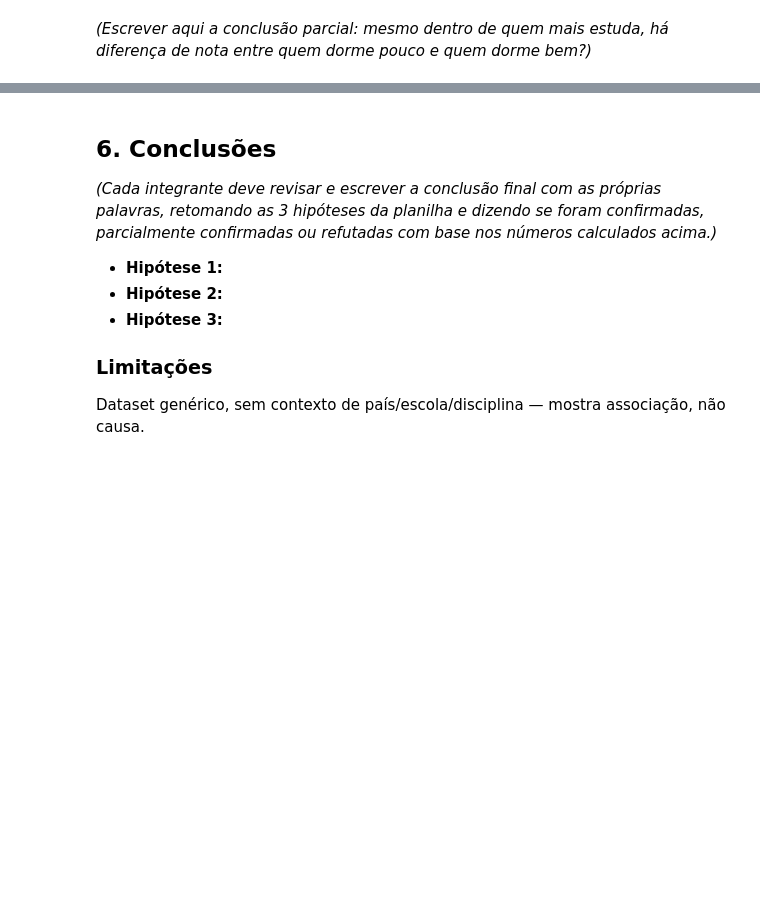
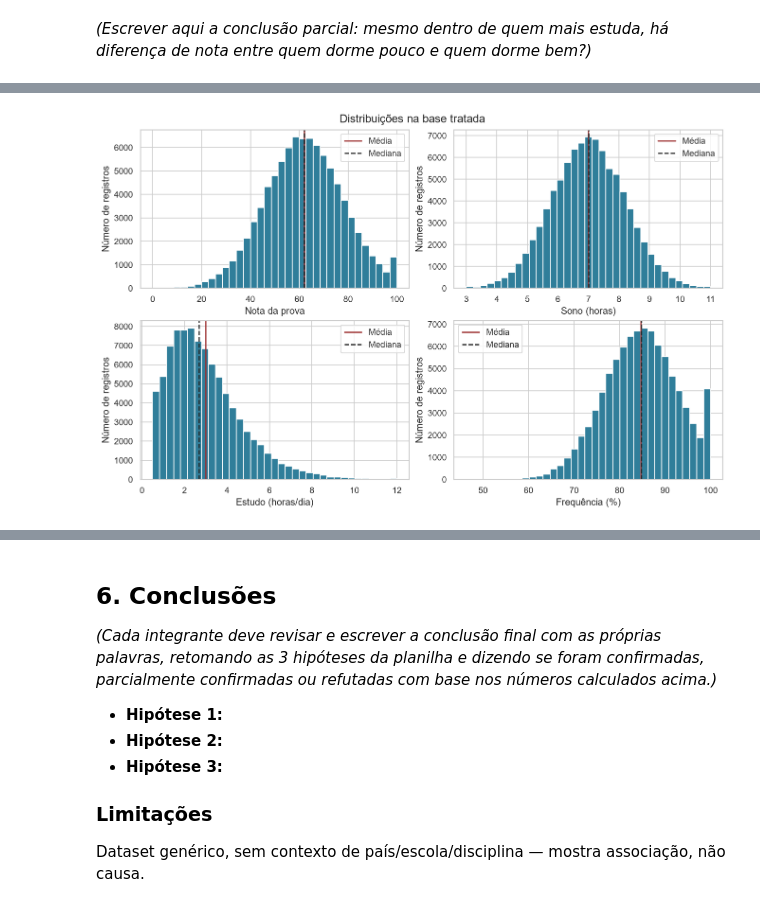
Before and after one commit to arthurdfoliveira/TrabalhoEstatistica, a Jupyter notebook: EDA_Desempenho_Academico.ipynb, the cells around one changed output, grey strips where cells are left out. Drawn from its saved outputs; the diff is of its cells as text; code cells hidden in the pictures; blank space fills up the shorter version.

```diff
--- a/EDA_Desempenho_Academico.ipynb
+++ b/EDA_Desempenho_Academico.ipynb
@@ -221,17 +373,4 @@ print("Nota média (estuda muito + dorme bem):", dorme_bem["exam_score"].mean())
 # %%
-fig, eixos = plt.subplots(2, 2, figsize=(11, 8))
-
-sns.histplot(df["exam_score"], kde=True, ax=eixos[0, 0])
-eixos[0, 0].set_title("Distribuição da nota final")
-
-sns.histplot(df["sleep_hours"], kde=True, ax=eixos[0, 1])
-eixos[0, 1].set_title("Distribuição de horas de sono")
-
-sns.histplot(df["study_hours_per_day"], kde=True, ax=eixos[1, 0])
-eixos[1, 0].set_title("Distribuição de horas de estudo")
-
-sns.histplot(df["attendance_percentage"], kde=True, ax=eixos[1, 1])
-eixos[1, 1].set_title("Distribuição de frequência")
-
-plt.tight_layout()
-plt.show()
+display(figuras_exploracao["03_distribuicoes"])
+# %% [output]
+[figure, added]
```
Also changed, not shown: parts of 23 cells of this notebook, 13 other files.
